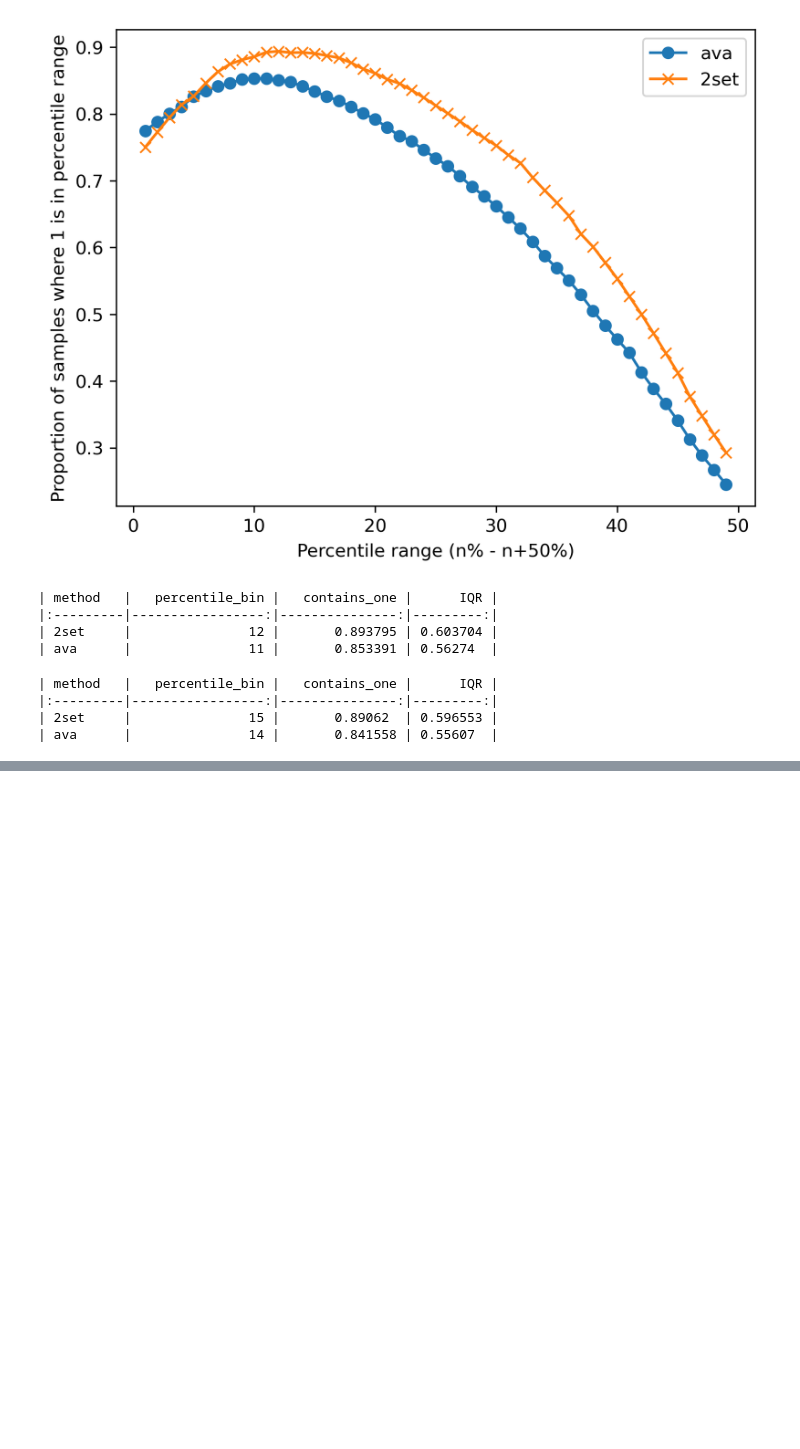
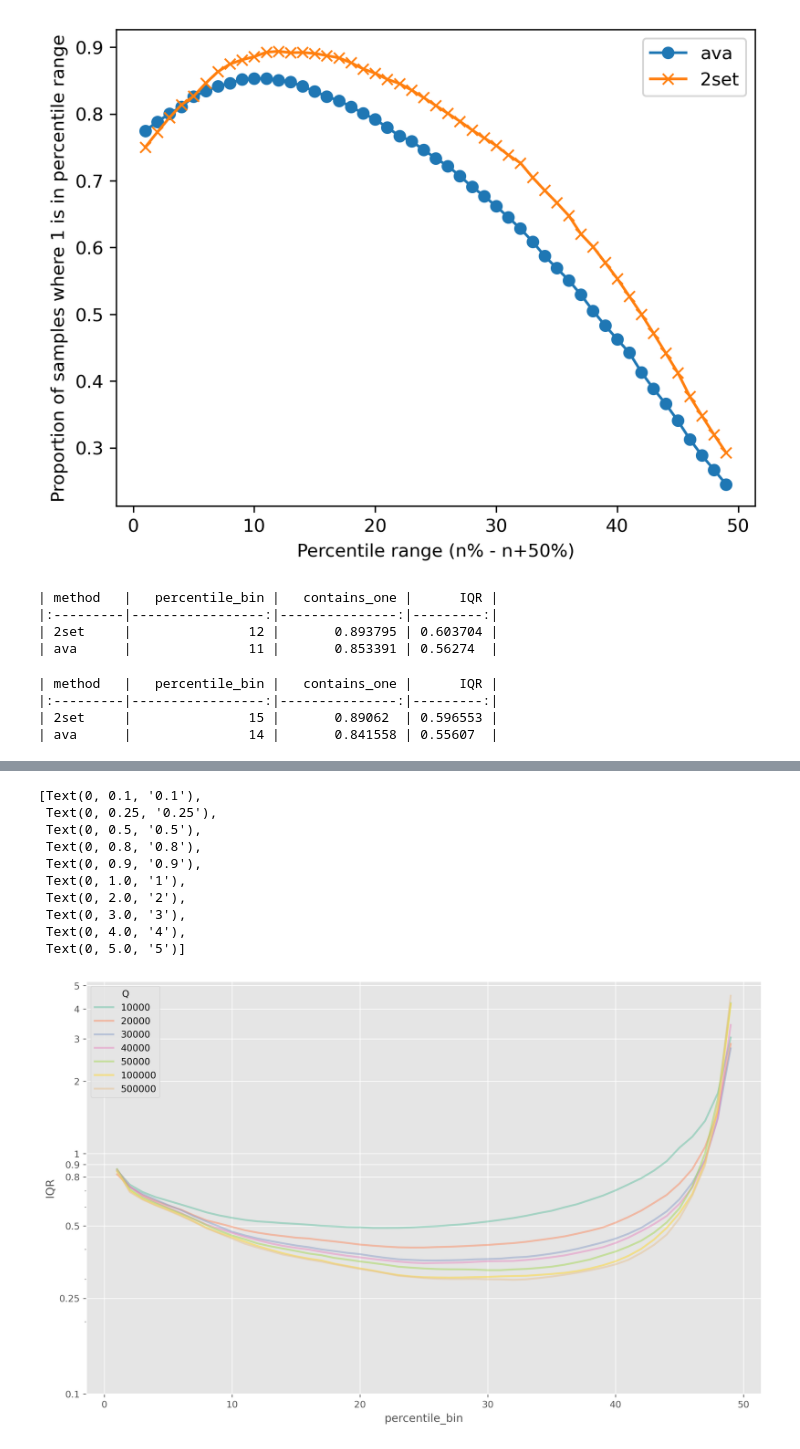
Before and after one commit to mbhall88/lrge, a Jupyter notebook: paper/notebooks/per_read_estimates.ipynb, the cells around one changed output, grey strips where cells are left out. Cells and saved outputs as stored; diff of their text form; code cells hidden in the pictures; blank space fills up the shorter version.

```diff
--- a/paper/notebooks/per_read_estimates.ipynb
+++ b/paper/notebooks/per_read_estimates.ipynb
@@ -319,0 +401,22 @@ print(d.loc[min_ix].to_markdown(index=False))
+# %%
+# plot how the IQR and contains_one change with the percentile range
+fig, ax = plt.subplots(dpi=300)
+d = rng_scan.groupby(["Q", "percentile_bin"])[["contains_one", "IQR"]].mean().reset_index()
+
+sns.lineplot(data=d, x="percentile_bin", y="IQR", hue="Q", ax=ax, palette="Set2", linewidth=2, alpha=0.5)
+ax.set_yscale("log")
+yticks = [0.1, 0.25, 0.5, 0.8, 0.9, 1, 2, 3, 4, 5]
+ax.set_yticks(yticks)
+ax.set_yticklabels(yticks)
+# %% [output]
+[Text(0, 0.1, '0.1'),
+ Text(0, 0.25, '0.25'),
+ Text(0, 0.5, '0.5'),
+ Text(0, 0.8, '0.8'),
+ Text(0, 0.9, '0.9'),
+ Text(0, 1.0, '1'),
+ Text(0, 2.0, '2'),
+ Text(0, 3.0, '3'),
+ Text(0, 4.0, '4'),
+ Text(0, 5.0, '5')]
+[figure, added]
```
Also changed, not shown: parts of 10 cells of this notebook, 2 other files.
